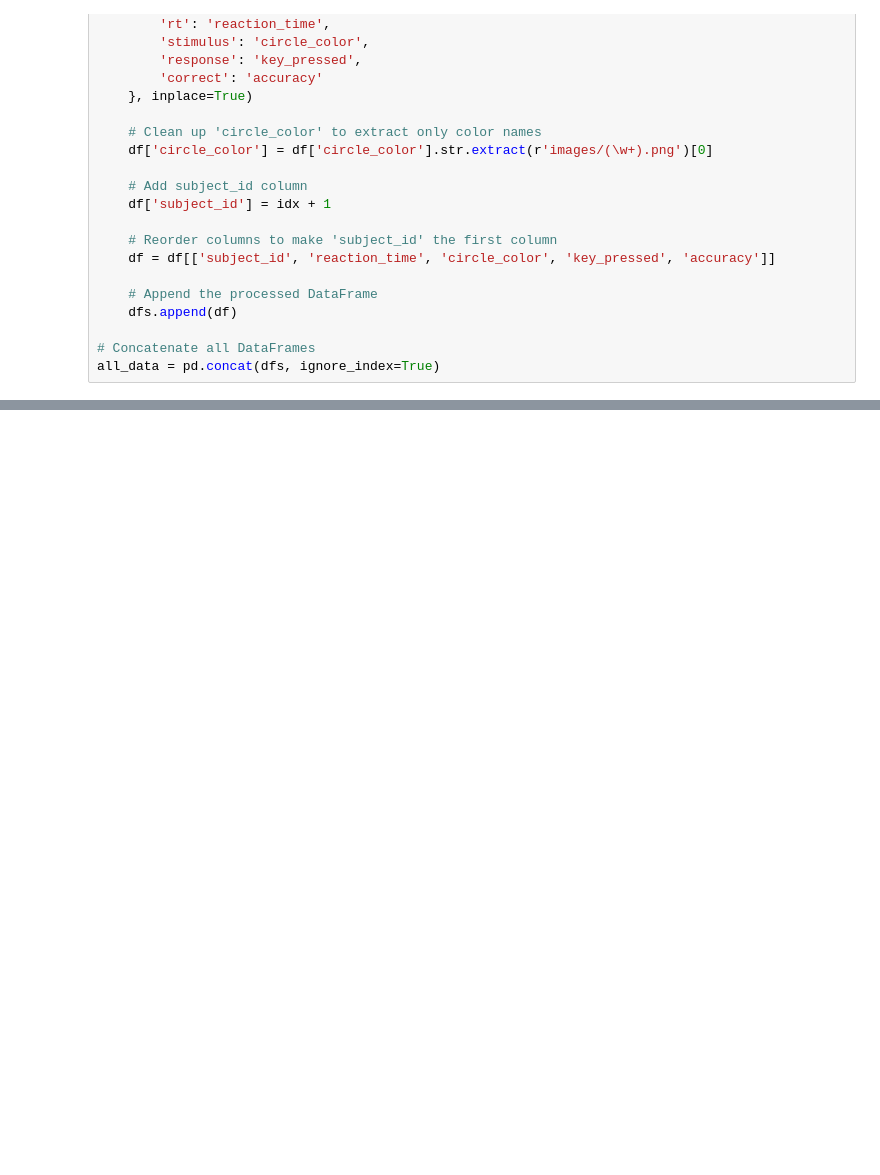
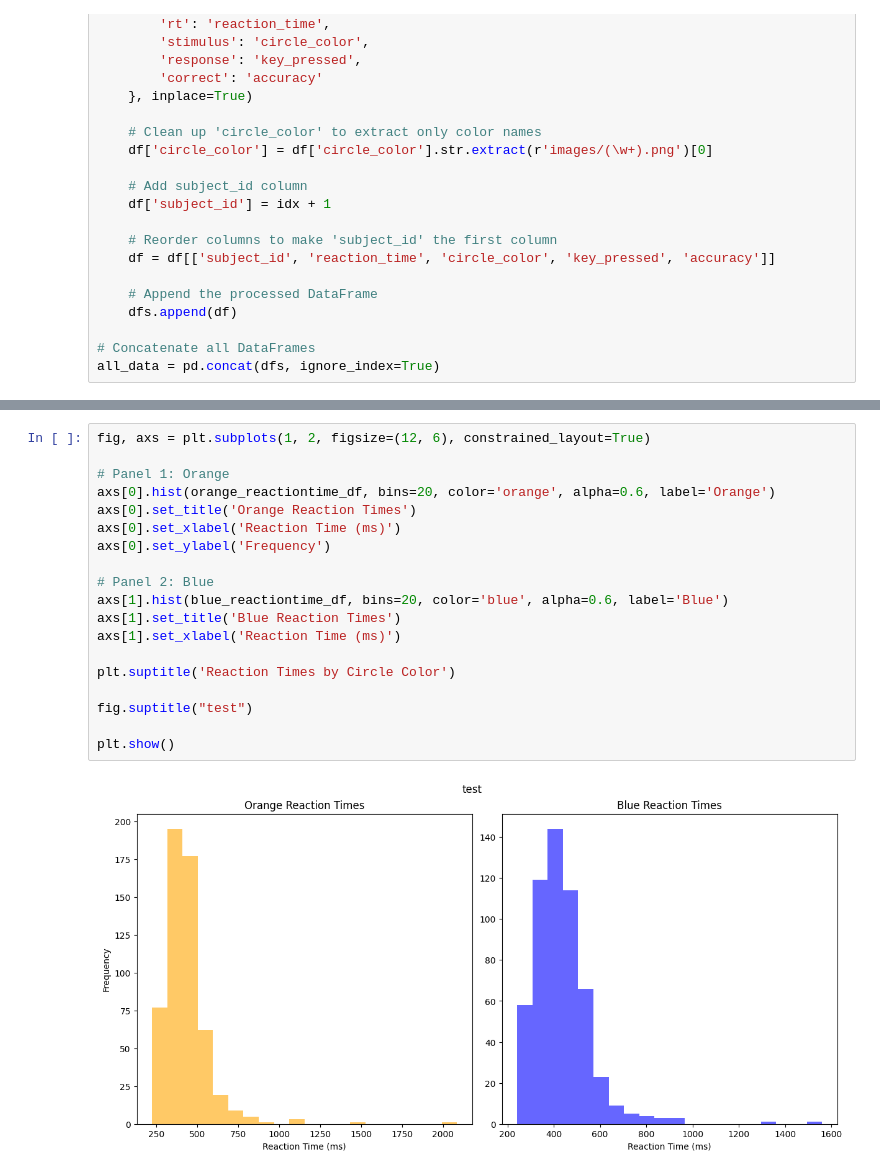
Before and after one commit to trentwirth/trentwirth.github.io, a Jupyter notebook: 3010/demo_files/analyze.ipynb, the cells around one changed output, grey strips where cells are left out. Cells and saved outputs as stored; diff of their text form; blank space fills up the shorter version.

```diff
--- a/3010/demo_files/analyze.ipynb
+++ b/3010/demo_files/analyze.ipynb
@@ -62,0 +127,21 @@ all_data.head()
+# %%
+fig, axs = plt.subplots(1, 2, figsize=(12, 6), constrained_layout=True)
+
+# Panel 1: Orange
+axs[0].hist(orange_reactiontime_df, bins=20, color='orange', alpha=0.6, label='Orange')
+axs[0].set_title('Orange Reaction Times')
+axs[0].set_xlabel('Reaction Time (ms)')
+axs[0].set_ylabel('Frequency')
+
+# Panel 2: Blue
+axs[1].hist(blue_reactiontime_df, bins=20, color='blue', alpha=0.6, label='Blue')
+axs[1].set_title('Blue Reaction Times')
+axs[1].set_xlabel('Reaction Time (ms)')
+
+plt.suptitle('Reaction Times by Circle Color')
+
+fig.suptitle("test")
+
+plt.show()
+# %% [output]
+[figure, added]
```
Also changed, not shown: parts of 8 cells of this notebook, 3 other files.
